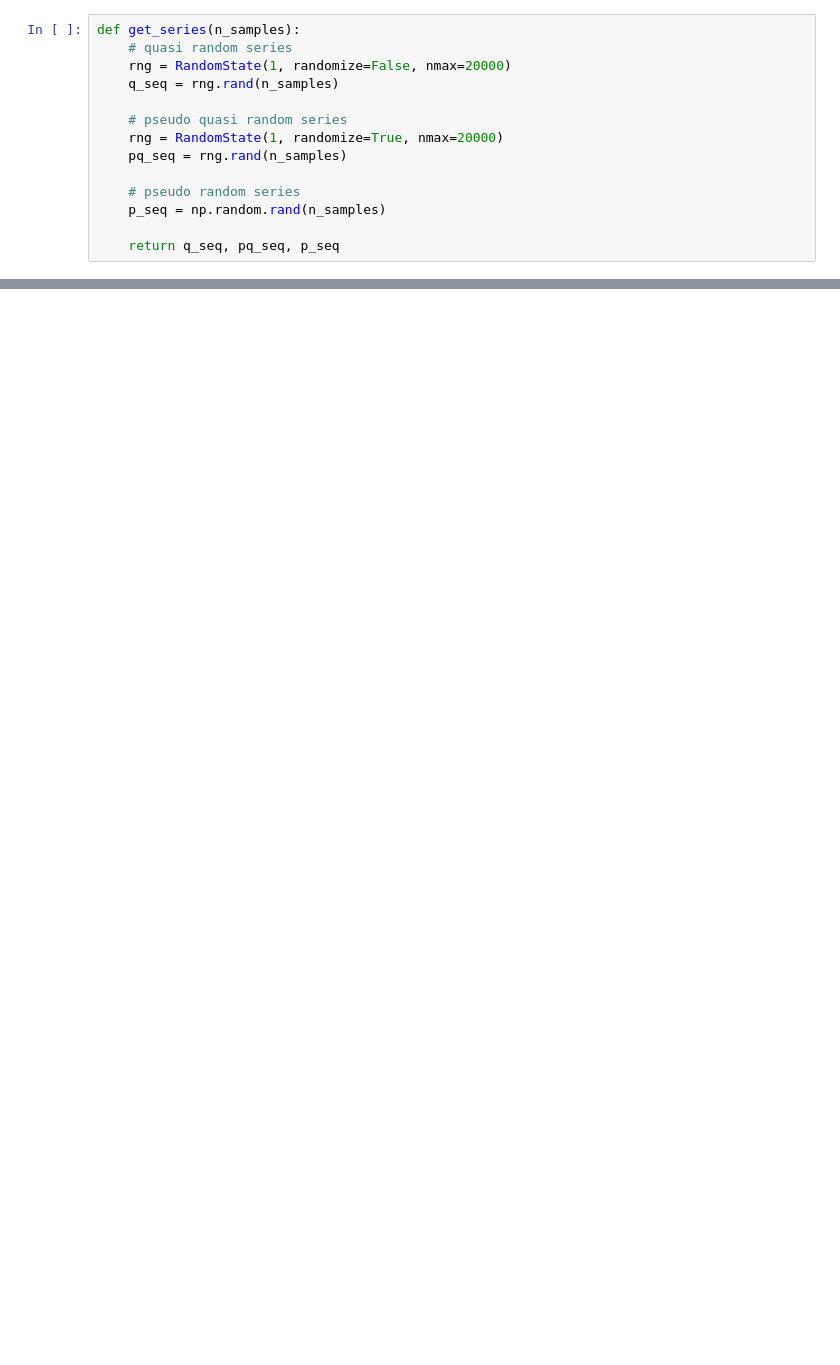
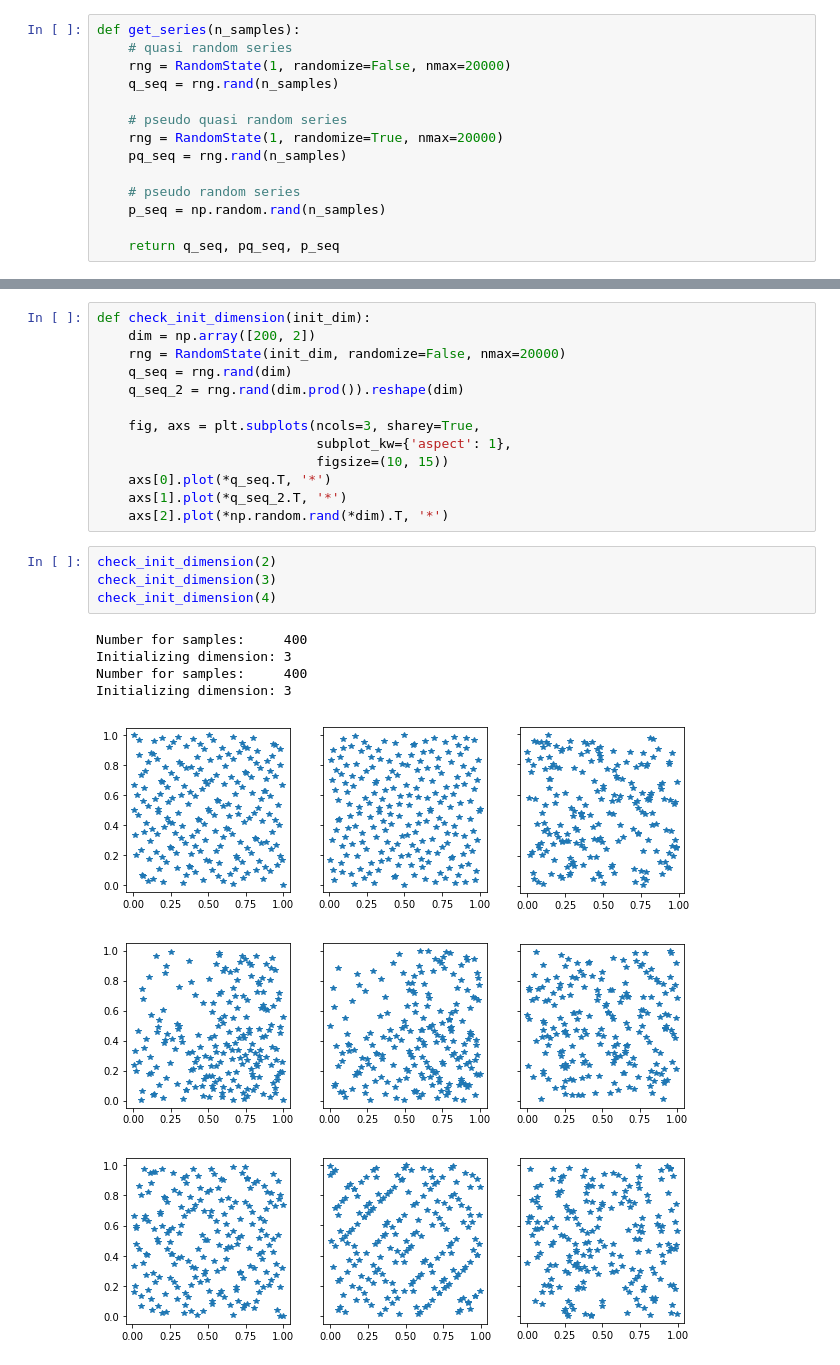
Before and after one commit to flokno/python_recipes, a Jupyter notebook: mathematics/sobol/1d_sobol.ipynb, the cells around one changed output, grey strips where cells are left out. Saved outputs shown, nothing was run; the diff lists cells and outputs as text; blank space fills up the shorter version.

```diff
--- a/mathematics/sobol/1d_sobol.ipynb
+++ b/mathematics/sobol/1d_sobol.ipynb
@@ -37,0 +47,25 @@ plot(*get_series(150), '150 samples')
+# %%
+def check_init_dimension(init_dim):
+    dim = np.array([200, 2])
+    rng = RandomState(init_dim, randomize=False, nmax=20000)
+    q_seq = rng.rand(dim)
+    q_seq_2 = rng.rand(dim.prod()).reshape(dim)
+
+    fig, axs = plt.subplots(ncols=3, sharey=True,
+                            subplot_kw={'aspect': 1},
+                            figsize=(10, 15))
+    axs[0].plot(*q_seq.T, '*')
+    axs[1].plot(*q_seq_2.T, '*')
+    axs[2].plot(*np.random.rand(*dim).T, '*')
+# %%
+check_init_dimension(2)
+check_init_dimension(3)
+check_init_dimension(4)
+# %% [output]
+Number for samples:     400
+Initializing dimension: 3
+Number for samples:     400
+Initializing dimension: 3
+[figure, added]
+[figure, added]
+[figure, added]
```
Also changed, not shown: parts of 5 cells of this notebook, 3 other files.
